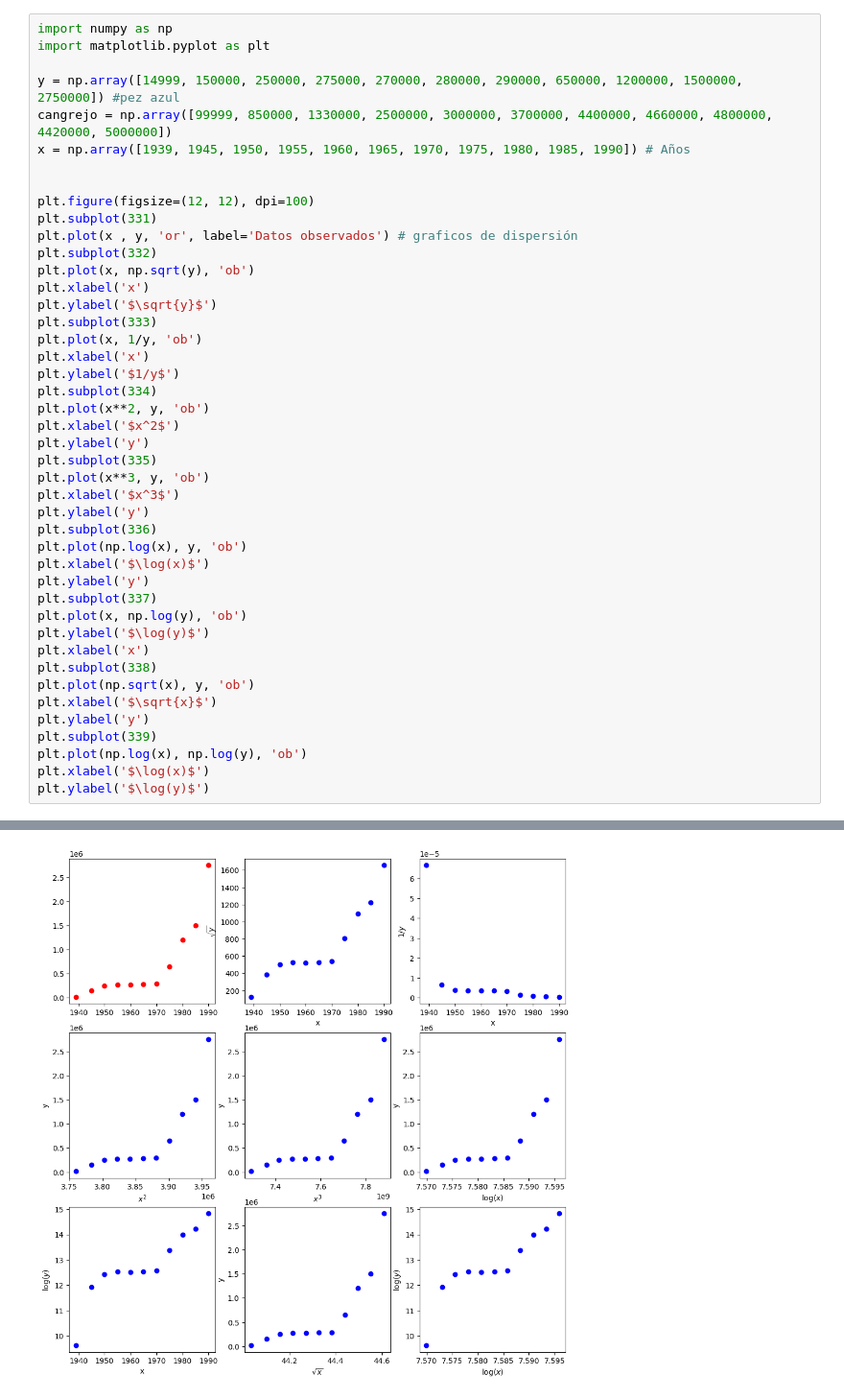
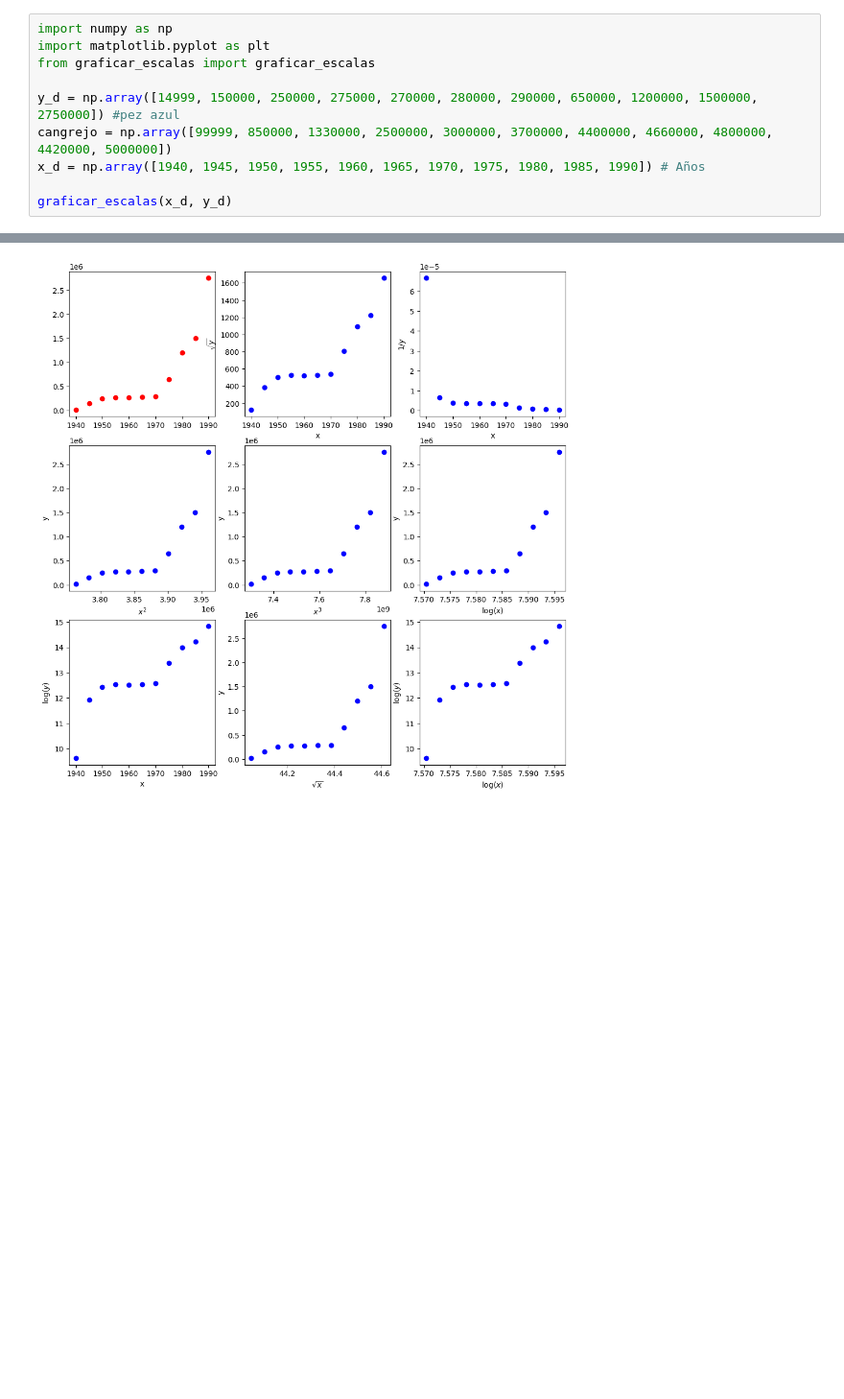
Before and after one commit to justjaaara/semestre_v, a Jupyter notebook: Analisis_numerico/escala de potencias/ejemplo.ipynb, the cells around one changed output, grey strips where cells are left out. Shown at 96% size. Cells and saved outputs as stored; diff of their text form; blank space fills up the shorter version.

```diff
--- a/Analisis_numerico/escala de potencias/ejemplo.ipynb
+++ b/Analisis_numerico/escala de potencias/ejemplo.ipynb
@@ -36,45 +36,11 @@ plt.legend()
 # %%
 import numpy as np
 import matplotlib.pyplot as plt
+from graficar_escalas import graficar_escalas
 
-y = np.array([14999, 150000, 250000, 275000, 270000, 280000, 290000, 650000, 1200000, 1500000, 2750000]) #pez azul
+y_d = np.array([14999, 150000, 250000, 275000, 270000, 280000, 290000, 650000, 1200000, 1500000, 2750000]) #pez azul
 cangrejo = np.array([99999, 850000, 1330000, 2500000, 3000000, 3700000, 4400000, 4660000, 4800000, 4420000, 5000000])
-x = np.array([1939, 1945, 1950, 1955, 1960, 1965, 1970, 1975, 1980, 1985, 1990]) # Años
+x_d = np.array([1940, 1945, 1950, 1955, 1960, 1965, 1970, 1975, 1980, 1985, 1990]) # Años
 
-
-plt.figure(figsize=(12, 12), dpi=100)
-plt.subplot(331)
-plt.plot(x , y, 'or', label='Datos observados') # graficos de dispersión
-plt.subplot(332)
-plt.plot(x, np.sqrt(y), 'ob')
-plt.xlabel('x')
-plt.ylabel('$\sqrt{y}$')
-plt.subplot(333)
-plt.plot(x, 1/y, 'ob')
-plt.xlabel('x')
-plt.ylabel('$1/y$')
-plt.subplot(334)
-plt.plot(x**2, y, 'ob')
-plt.xlabel('$x^2$')
-plt.ylabel('y')
-plt.subplot(335)
-plt.plot(x**3, y, 'ob')
-plt.xlabel('$x^3$')
-plt.ylabel('y')
-plt.subplot(336)
-plt.plot(np.log(x), y, 'ob')
-plt.xlabel('$\log(x)$')
-plt.ylabel('y')
-plt.subplot(337)
-plt.plot(x, np.log(y), 'ob')
-plt.ylabel('$\log(y)$')
-plt.xlabel('x')
-plt.subplot(338)
-plt.plot(np.sqrt(x), y, 'ob')
-plt.xlabel('$\sqrt{x}$')
-plt.ylabel('y')
-plt.subplot(339)
-plt.plot(np.log(x), np.log(y), 'ob')
-plt.xlabel('$\log(x)$')
-plt.ylabel('$\log(y)$')
+graficar_escalas(x_d, y_d)
 # %% [output]
@@ -82 +48 @@ Text(0, 0.5, '$\\log(y)$')
-[figure, old version]
+[figure, new version]
```
Also changed, not shown: parts of 6 cells of this notebook, 3 other files.
